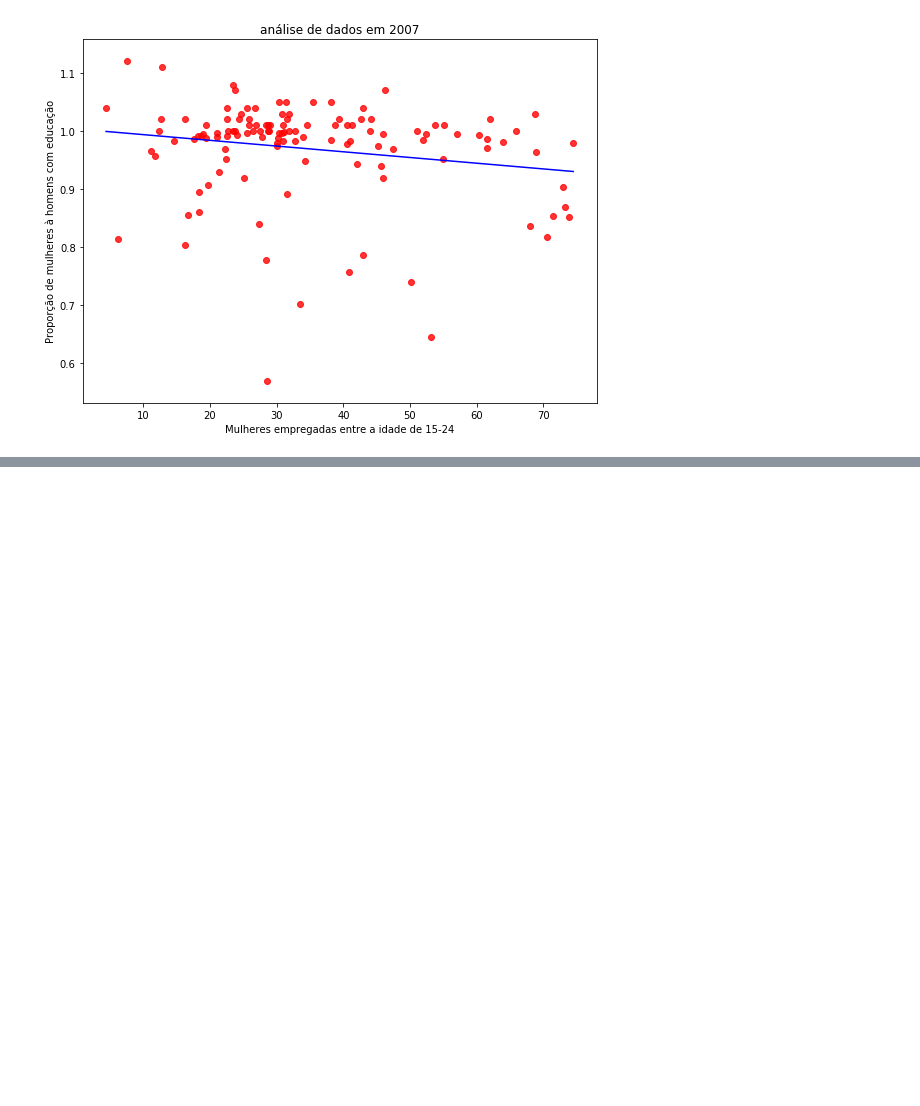
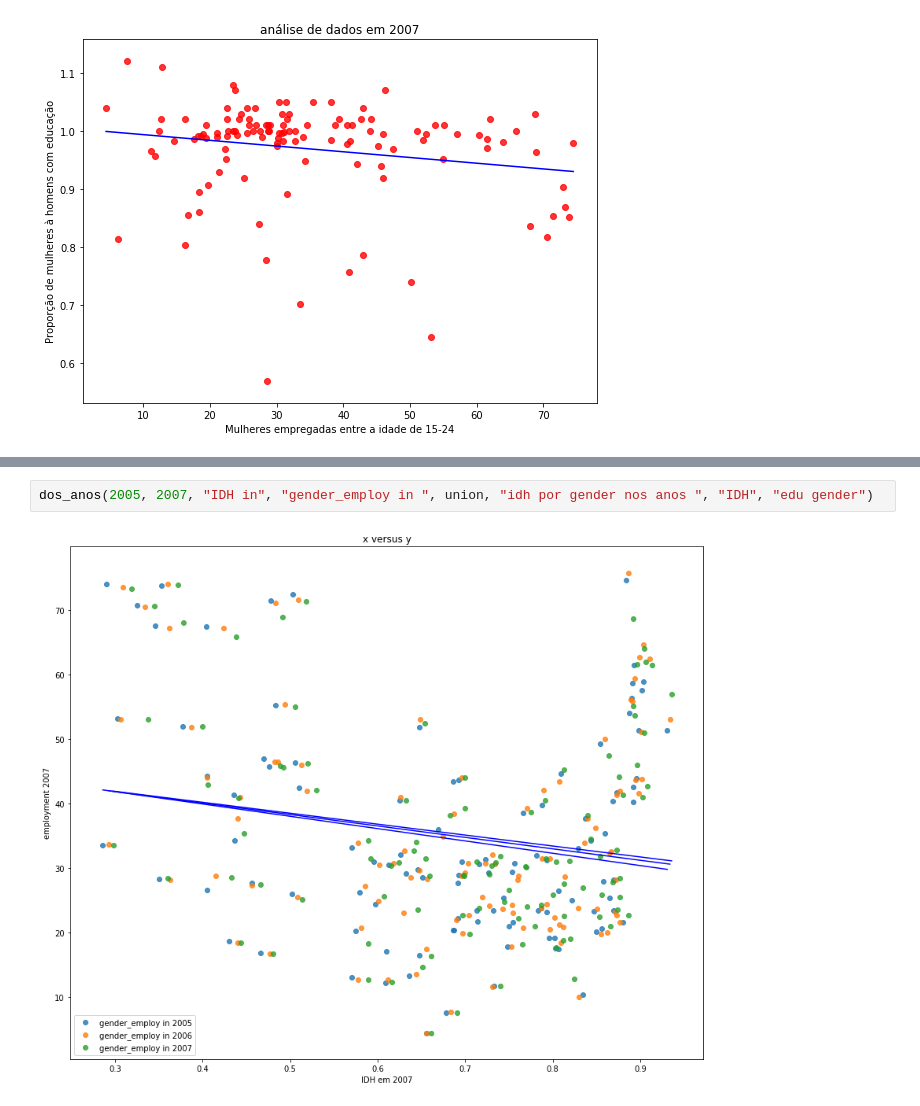
Before and after one commit to manucastilla/CD-Projeto1, a Jupyter notebook: EntregaFinal- Manuela.ipynb, the cells around one changed output, grey strips where cells are left out. Saved outputs shown, nothing was run; the diff lists cells and outputs as text; blank space fills up the shorter version.

```diff
--- a/EntregaFinal- Manuela.ipynb
+++ b/EntregaFinal- Manuela.ipynb
@@ -153,0 +263,4 @@ idh com mulheres empregadas:  Assim, pode se concluir de que não existe uma rel
+# %%
+dos_anos(2005, 2007, "IDH in", "gender_employ in ", union, "idh por gender nos anos ", "IDH", "edu gender")
+# %% [output]
+[figure, added]
```
Also changed, not shown: parts of 31 cells of this notebook, 1 other file.
